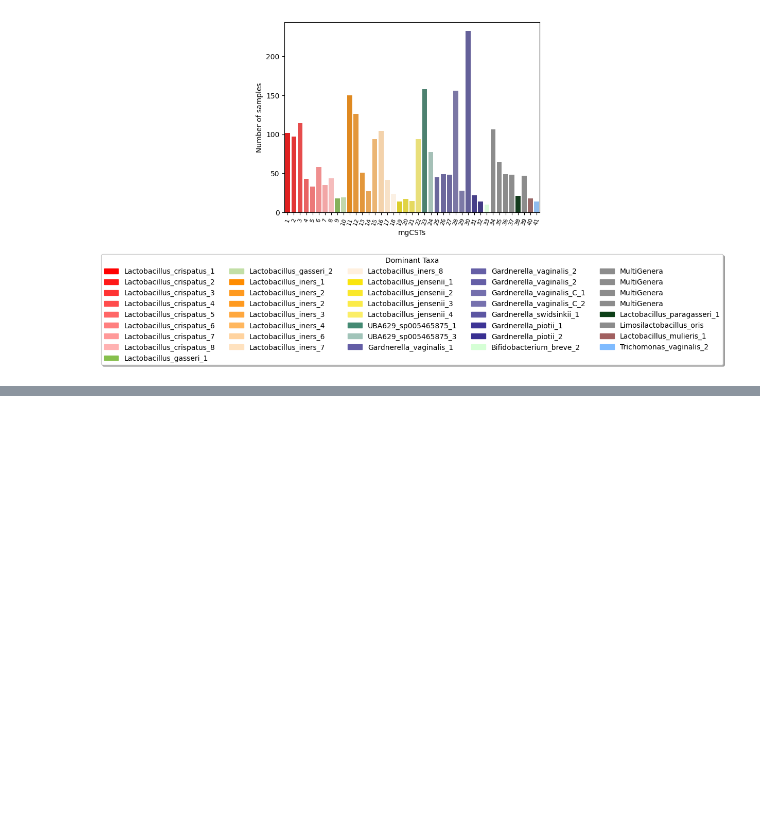
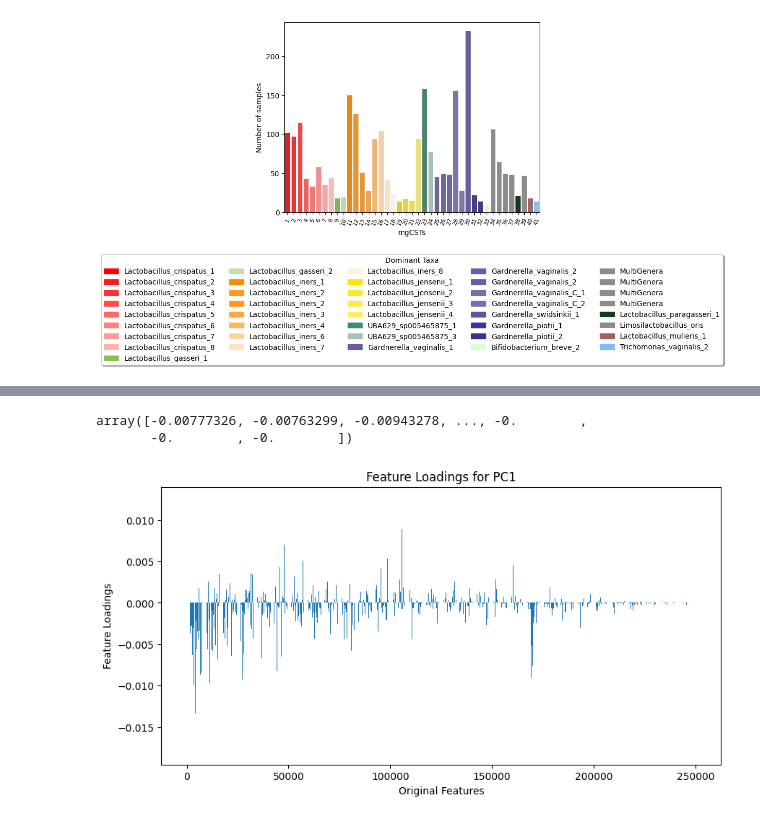
Before and after one commit to AmauryMaros/mgss2, a Jupyter notebook: draft.ipynb, the cells around one changed output, grey strips where cells are left out. Drawn from its saved outputs; the diff is of its cells as text; code cells hidden in the pictures; blank space fills up the shorter version.

```diff
--- a/draft.ipynb
+++ b/draft.ipynb
@@ -165,0 +190,17 @@ g.grid(False)
+# %%
+df = mgcsts_samples_df[(mgcsts_samples_df['minClusterSize'] == 10) & (mgcsts_samples_df['deepSplit'] == 4)].reset_index(drop = True)
+mgcst_sort_color = mgCSTs_colors[(mgCSTs_colors['minClusterSize'] == 10) & (mgCSTs_colors['deepSplit'] == 4)]
+# %%
+# Filtering data to consider only groups of mgCSTs
+
+groupA = [1,2,3,4,5,6,7,8]
+groupB = [25,26,27,28,29,30]
+
+df1 = df[df['mgCST'].isin(groupA)]
+df2 = df[df['mgCST'].isin(groupB)]
+# %%
+sub_pca_data = pd.concat([df1, df2], axis = 0)
+sub_pca_data = pd.merge(sub_pca_data, log_norm, on='sampleID', how='inner')
+mgCSTs = sub_pca_data['mgCST']
+sub_pca_data = sub_pca_data.drop(['dtc','sampleID','domTaxa','relabund','mgCST','minClusterSize','deepSplit'], axis = 1)
+sub_pca_data
@@ -165,0 +221,25 @@ g.grid(False)
+# %%
+from sklearn.decomposition import PCA
+
+pca = PCA(n_components=3)
+principal_components = pca.fit_transform(sub_pca_data)
+explained_variance = pca.explained_variance_
+components_compo = pca.components_
+# %%
+components_compo[0]
+# %% [output]
+array([-0.00777326, -0.00763299, -0.00943278, ..., -0.        ,
+       -0.        , -0.        ])
+# %%
+compo_pc1 = components_compo[0]
+compo_pc2 = components_compo[1]
+compo_pc3 = components_compo[2]
+
+plt.figure(figsize=(10, 5))
+plt.bar(range(len(compo_pc1)), compo_pc1)
+plt.xlabel("Original Features")
+plt.ylabel("Feature Loadings")
+plt.title(f"Feature Loadings for PC1")
+plt.show()
+# %% [output]
+[figure, added]
```
Also changed, not shown: parts of 6 cells of this notebook, 4 other files.
